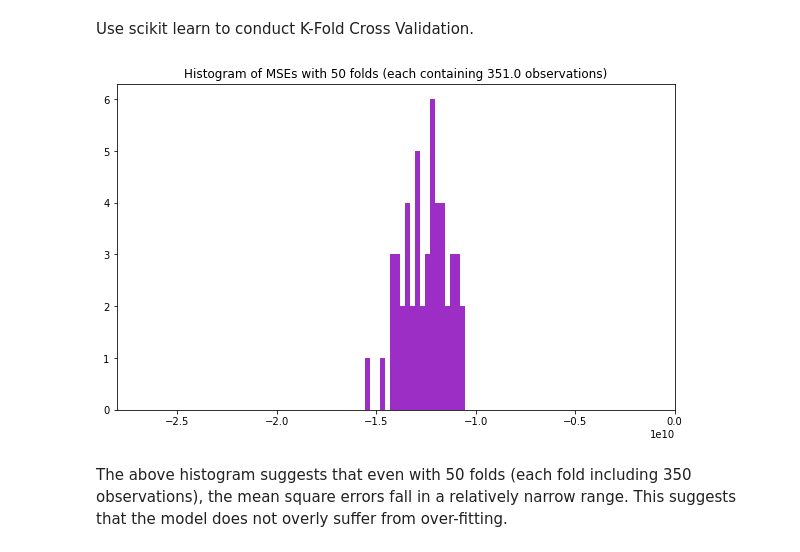
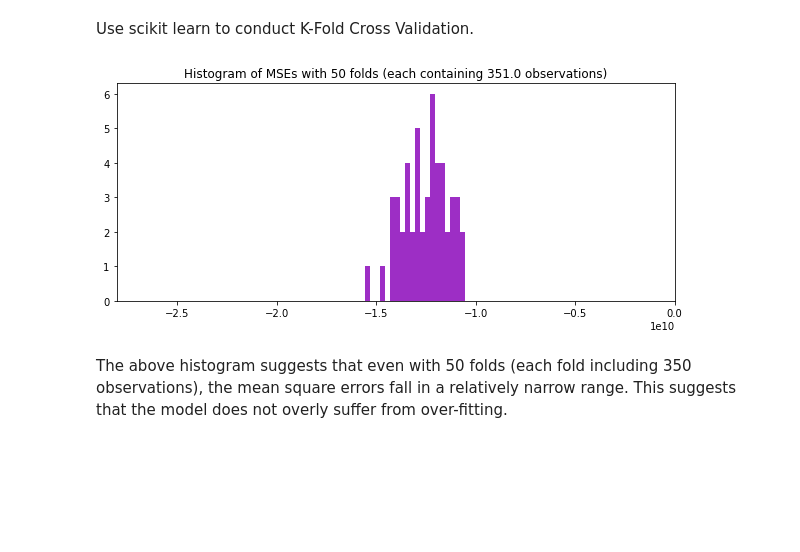
Before and after one commit to calbal91/dsc-v2-mod1-final-project-online-ds-pt-051319, a Jupyter notebook: student.ipynb, the cells around one changed output. Saved outputs shown, nothing was run; the diff lists cells and outputs as text; code cells hidden in the pictures; blank space fills up the shorter version.

```diff
--- a/student.ipynb
+++ b/student.ipynb
@@ -983,14 +991,14 @@ Use scikit learn to conduct K-Fold Cross Validation.
 # %%
 folds = 50
 kfold_val = cross_val_score(linreg, X, y, cv = folds, scoring = "neg_mean_squared_error")
 
-plt.figure(figsize = (10,6))
+plt.figure(figsize = (10,4))
 plt.hist(kfold_val, bins = 20, color = CB91_Purple);
 plt.xlim(left = min(kfold_val)*1.8, right = 0);
 plt.title('Histogram of MSEs with {} folds (each containing {} observations)'
           .format(folds, round(len(df) / folds, 0)));
 # %% [output]
-[figure, old version]
+[figure, new version]
 # %% [markdown]
 The above histogram suggests that even with 50 folds (each fold including 350 observations), the mean square errors fall in a relatively narrow range. This suggests that the model does not overly suffer from over-fitting.
 # %% [markdown]
```
Also changed, not shown: parts of 6 cells of this notebook.
